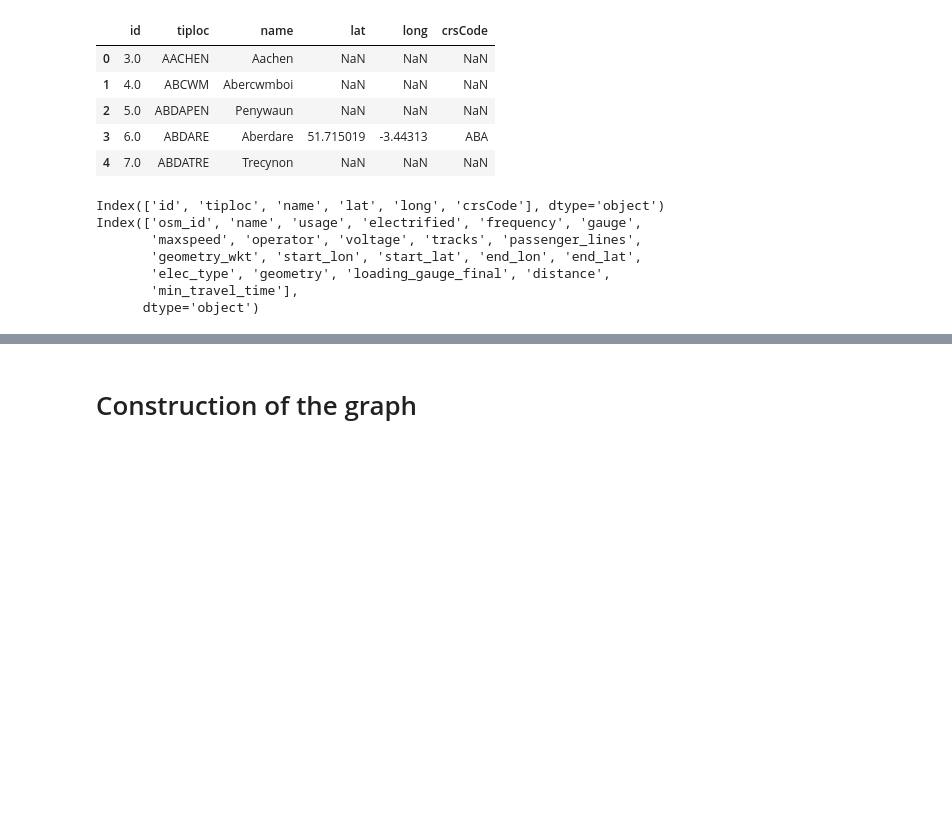
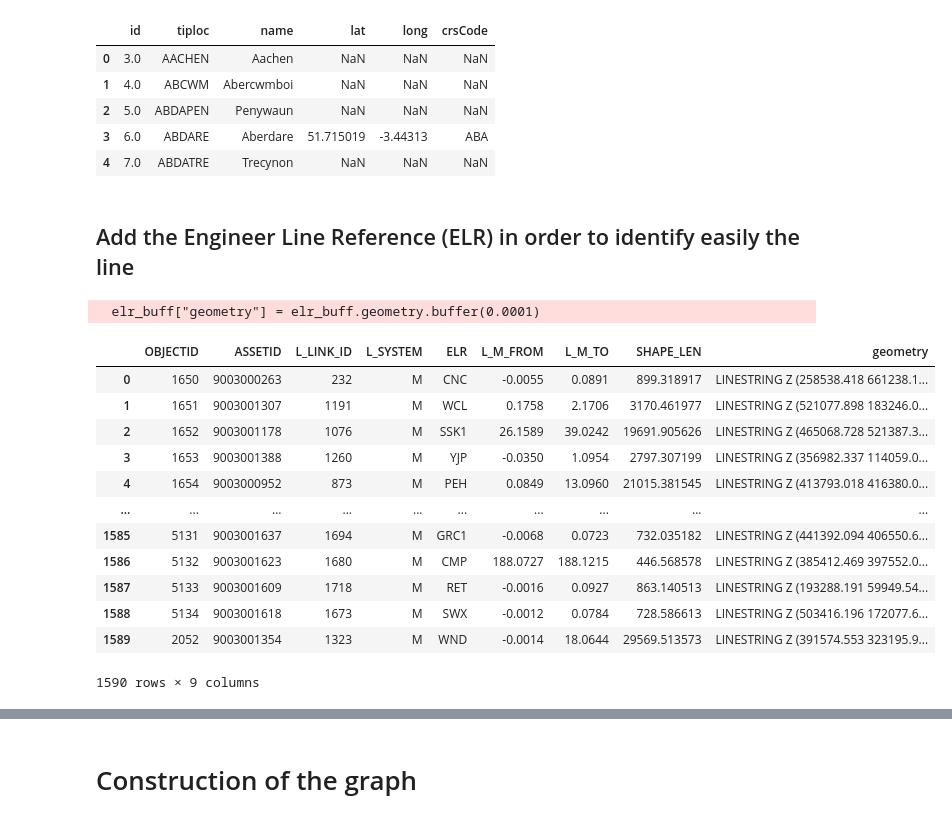
Before and after one commit to thibaultquentin66-lang/resilience_freight_train_UK, a Jupyter notebook: Final_Work.ipynb, the cells around one changed output, grey strips where cells are left out. Saved outputs shown, nothing was run; the diff lists cells and outputs as text; code cells hidden in the pictures; blank space fills up the shorter version.

```diff
--- a/Final_Work.ipynb
+++ b/Final_Work.ipynb
@@ -290,14 +290,25 @@ df_name_loc.head()
 | 2 | 5.0 | ABDAPEN | Penywaun | NaN | NaN | NaN |
 | 3 | 6.0 | ABDARE | Aberdare | 51.715019 | -3.44313 | ABA |
 | 4 | 7.0 | ABDATRE | Trecynon | NaN | NaN | NaN |
-# %%
-print(df_name_loc.columns)
-print(df_complete.columns)
-# %% [output]
-Index(['id', 'tiploc', 'name', 'lat', 'long', 'crsCode'], dtype='object')
-Index(['osm_id', 'name', 'usage', 'electrified', 'frequency', 'gauge',
-       'maxspeed', 'operator', 'voltage', 'tracks', 'passenger_lines',
-       'geometry_wkt', 'start_lon', 'start_lat', 'end_lon', 'end_lat',
-       'elec_type', 'geometry', 'loading_gauge_final', 'distance',
-       'min_travel_time'],
-      dtype='object')
+# %% [markdown]
+## Add the Engineer Line Reference (ELR) in order to identify easily the line
+# %%
+elr = gpd.read_file("data/ELR/NetworkReferenceLines.shp")
+elr_buff = elr.to_crs(4326).copy()
+elr_buff["geometry"] = elr_buff.geometry.buffer(0.0001)
+elr
+# %% [output]
+  elr_buff["geometry"] = elr_buff.geometry.buffer(0.0001)
+|  | OBJECTID | ASSETID | L_LINK_ID | L_SYSTEM | ELR | L_M_FROM | L_M_TO | SHAPE_LEN | geometry |
+| 0 | 1650 | 9003000263 | 232 | M | CNC | -0.0055 | 0.0891 | 899.318917 | LINESTRING Z (258538.418 661238.1... |
+| 1 | 1651 | 9003001307 | 1191 | M | WCL | 0.1758 | 2.1706 | 3170.461977 | LINESTRING Z (521077.898 183246.0... |
+| 2 | 1652 | 9003001178 | 1076 | M | SSK1 | 26.1589 | 39.0242 | 19691.905626 | LINESTRING Z (465068.728 521387.3... |
+| 3 | 1653 | 9003001388 | 1260 | M | YJP | -0.0350 | 1.0954 | 2797.307199 | LINESTRING Z (356982.337 114059.0... |
+| 4 | 1654 | 9003000952 | 873 | M | PEH | 0.0849 | 13.0960 | 21015.381545 | LINESTRING Z (413793.018 416380.0... |
+| ... | ... | ... | ... | ... | ... | ... | ... | ... | ... |
+| 1585 | 5131 | 9003001637 | 1694 | M | GRC1 | -0.0068 | 0.0723 | 732.035182 | LINESTRING Z (441392.094 406550.6... |
+| 1586 | 5132 | 9003001623 | 1680 | M | CMP | 188.0727 | 188.1215 | 446.568578 | LINESTRING Z (385412.469 397552.0... |
+| 1587 | 5133 | 9003001609 | 1718 | M | RET | -0.0016 | 0.0927 | 863.140513 | LINESTRING Z (193288.191 59949.54... |
+| 1588 | 5134 | 9003001618 | 1673 | M | SWX | -0.0012 | 0.0784 | 728.586613 | LINESTRING Z (503416.196 172077.6... |
+| 1589 | 2052 | 9003001354 | 1323 | M | WND | -0.0014 | 18.0644 | 29569.513573 | LINESTRING Z (391574.553 323195.9... |
+1590 rows × 9 columns
```
Also changed, not shown: parts of 4 cells of this notebook, 1 other file.
